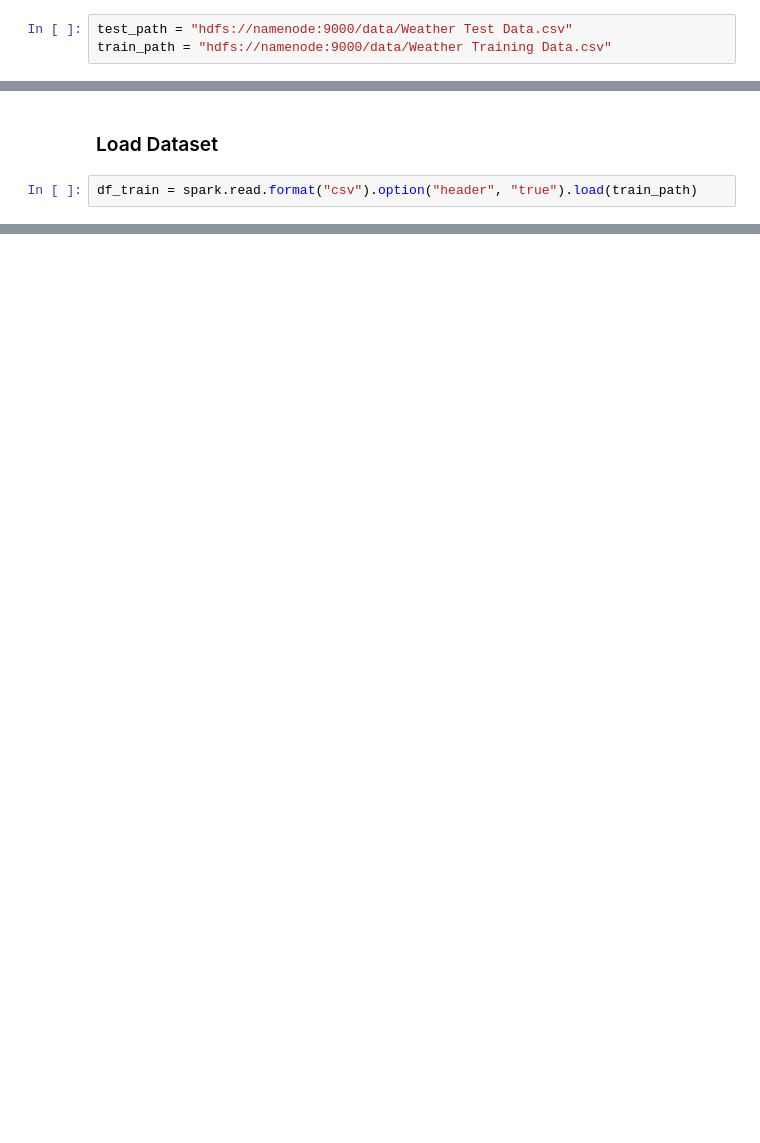
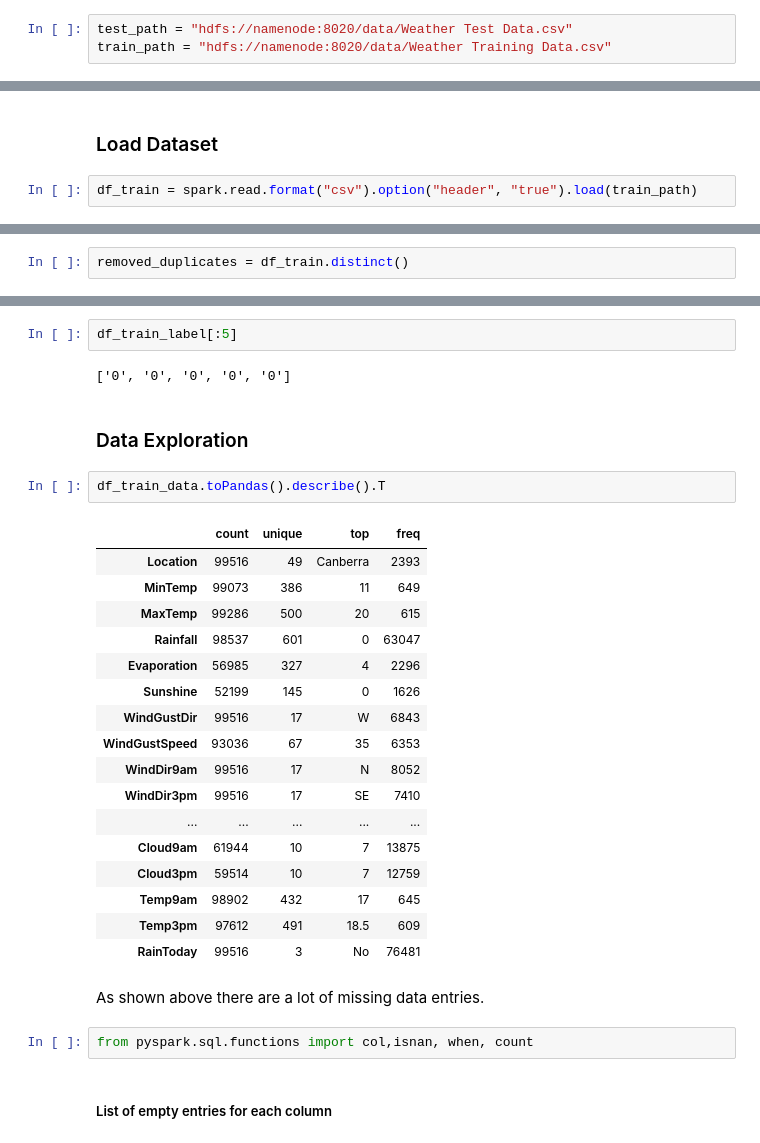
Before and after one commit to stevenlimcorn/australian-weather-prediction, a Jupyter notebook: nbs/Weather Prediction Analysis.ipynb, the cells around one changed output, grey strips where cells are left out. Drawn from its saved outputs; the diff is of its cells as text; blank space fills up the shorter version.

```diff
--- a/nbs/Weather Prediction Analysis.ipynb
+++ b/nbs/Weather Prediction Analysis.ipynb
@@ -3,6 +5,6 @@ import pandas as pd
 # %%
-test_path = "hdfs://namenode:9000/data/Weather Test Data.csv"
-train_path = "hdfs://namenode:9000/data/Weather Training Data.csv"
+test_path = "hdfs://namenode:8020/data/Weather Test Data.csv"
+train_path = "hdfs://namenode:8020/data/Weather Training Data.csv"
 # %% [markdown]
 ### Initialize Spark
 # %%
@@ -59,0 +30,2 @@ df_train = spark.read.format("csv").option("header", "true").load(train_path)
+# %%
+removed_duplicates = df_train.distinct()
@@ -59,0 +50,32 @@ df_train = spark.read.format("csv").option("header", "true").load(train_path)
+# %%
+df_train_label[:5]
+# %% [output]
+['0', '0', '0', '0', '0']
+# %% [markdown]
+### Data Exploration
+# %%
+df_train_data.toPandas().describe().T
+# %% [output]
+|  | count | unique | top | freq |
+| Location | 99516 | 49 | Canberra | 2393 |
+| MinTemp | 99073 | 386 | 11 | 649 |
+| MaxTemp | 99286 | 500 | 20 | 615 |
+| Rainfall | 98537 | 601 | 0 | 63047 |
+| Evaporation | 56985 | 327 | 4 | 2296 |
+| Sunshine | 52199 | 145 | 0 | 1626 |
+| WindGustDir | 99516 | 17 | W | 6843 |
+| WindGustSpeed | 93036 | 67 | 35 | 6353 |
+| WindDir9am | 99516 | 17 | N | 8052 |
+| WindDir3pm | 99516 | 17 | SE | 7410 |
+| ... | ... | ... | ... | ... |
+| Cloud9am | 61944 | 10 | 7 | 13875 |
+| Cloud3pm | 59514 | 10 | 7 | 12759 |
+| Temp9am | 98902 | 432 | 17 | 645 |
+| Temp3pm | 97612 | 491 | 18.5 | 609 |
+| RainToday | 99516 | 3 | No | 76481 |
+# %% [markdown]
+As shown above there are a lot of missing data entries.
+# %%
+from pyspark.sql.functions import col,isnan, when, count
+# %% [markdown]
+##### List of empty entries for each column
```
Also changed, not shown: parts of 26 cells of this notebook, 2 other files.
